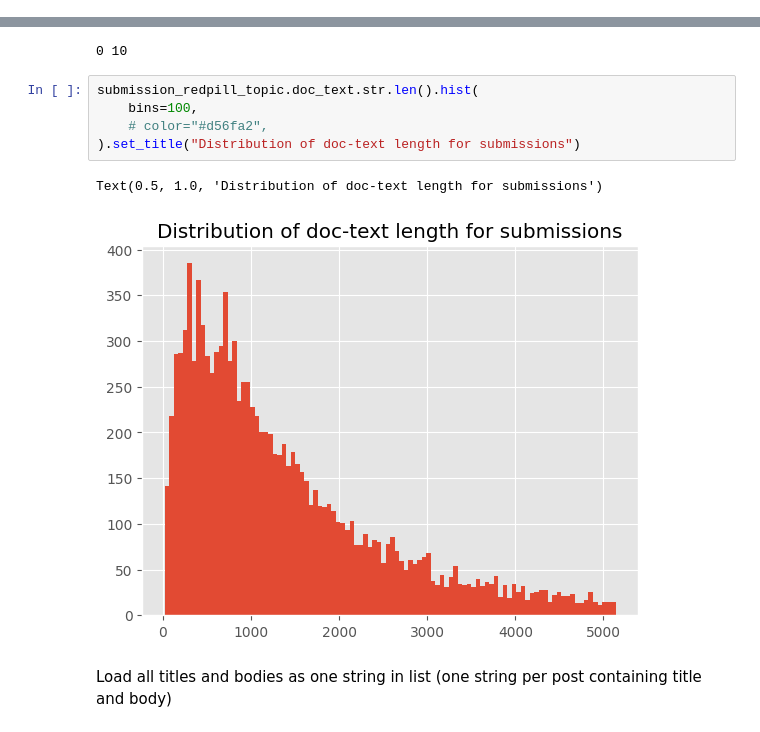
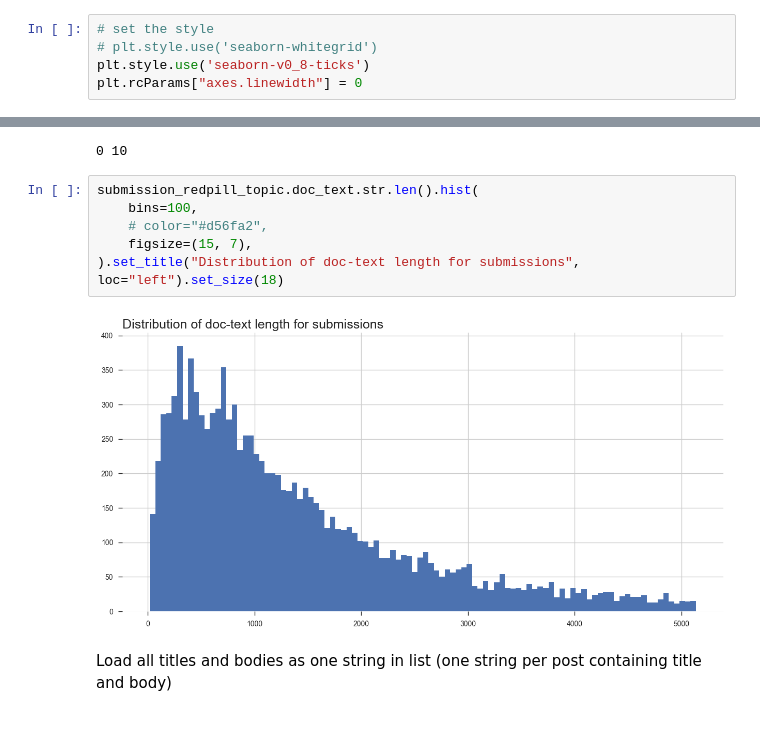
Before and after one commit to MisterXY89/redpillwomen, a Jupyter notebook: src/data_exploration.ipynb, the cells around one changed output, grey strips where cells are left out. Saved outputs shown, nothing was run; the diff lists cells and outputs as text.

```diff
--- a/src/data_exploration.ipynb
+++ b/src/data_exploration.ipynb
@@ -171 +191,6 @@ Plot avergae length of body text
+# %%
+# set the style
+# plt.style.use('seaborn-whitegrid')
+plt.style.use('seaborn-v0_8-ticks')
+plt.rcParams["axes.linewidth"] = 0
 # %%
@@ -315,11 +341,11 @@ print(
 # %%
 submission_redpill_topic.doc_text.str.len().hist(
     bins=100,
     # color="#d56fa2",
-).set_title("Distribution of doc-text length for submissions")
+    figsize=(15, 7),
+).set_title("Distribution of doc-text length for submissions", loc="left").set_size(18)
 # %% [output]
-Text(0.5, 1.0, 'Distribution of doc-text length for submissions')
-[figure, old version]
+[figure, new version]
 # %% [markdown]
 Load all titles and bodies as one string in list (one string per post containing title and body)
 # %%
```
Also changed, not shown: parts of 3 cells of this notebook, 2 other files.
